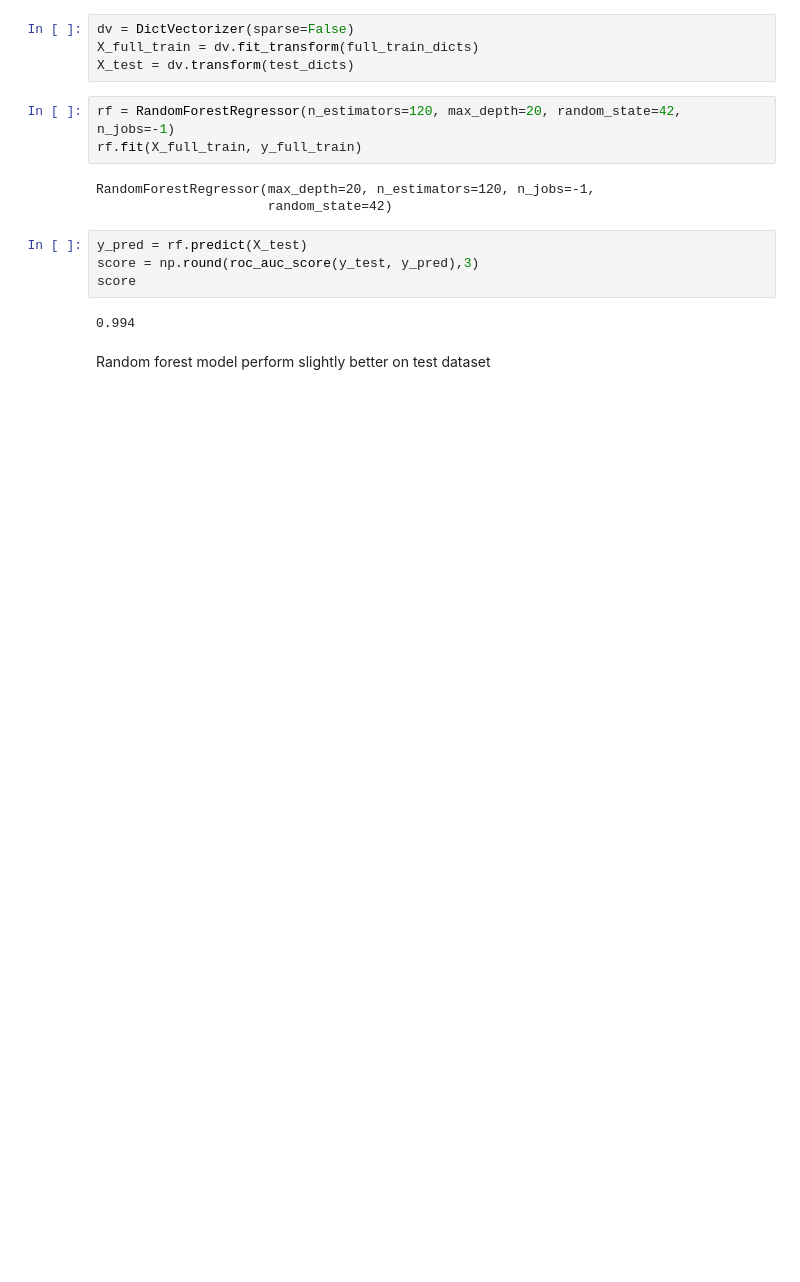
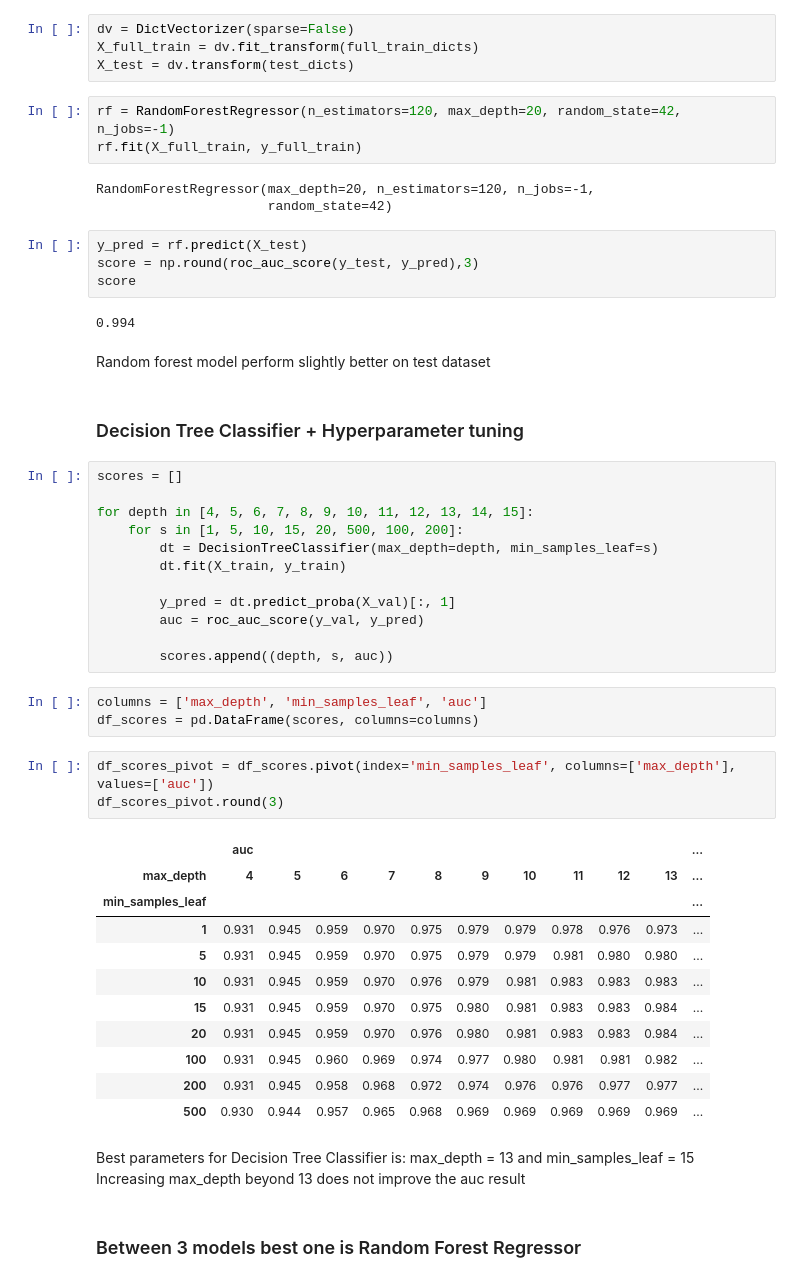
Before and after one commit to BeckMarquez/ML_zoomcamp_2023, a Jupyter notebook: notebook.ipynb, the cells around one changed output. Drawn from its saved outputs; the diff is of its cells as text; blank space fills up the shorter version.

Commit message:
Add Decision Tree Classifier model

```diff
--- a/notebook.ipynb
+++ b/notebook.ipynb
@@ -480,3 +481,40 @@ score
 0.994
 # %% [markdown]
 Random forest model perform slightly better on test dataset
+# %% [markdown]
+### Decision Tree Classifier + Hyperparameter tuning
+# %%
+scores = []
+
+for depth in [4, 5, 6, 7, 8, 9, 10, 11, 12, 13, 14, 15]:
+    for s in [1, 5, 10, 15, 20, 500, 100, 200]:
+        dt = DecisionTreeClassifier(max_depth=depth, min_samples_leaf=s)
+        dt.fit(X_train, y_train)
+
+        y_pred = dt.predict_proba(X_val)[:, 1]
+        auc = roc_auc_score(y_val, y_pred)
+
+        scores.append((depth, s, auc))
+# %%
+columns = ['max_depth', 'min_samples_leaf', 'auc']
+df_scores = pd.DataFrame(scores, columns=columns)
+# %%
+df_scores_pivot = df_scores.pivot(index='min_samples_leaf', columns=['max_depth'], values=['auc'])
+df_scores_pivot.round(3)
+# %% [output]
+|  | auc |  |  |  |  |  |  |  |  |  | ... |
+| max_depth | 4 | 5 | 6 | 7 | 8 | 9 | 10 | 11 | 12 | 13 | ... |
+| min_samples_leaf |  |  |  |  |  |  |  |  |  |  | ... |
+| 1 | 0.931 | 0.945 | 0.959 | 0.970 | 0.975 | 0.979 | 0.979 | 0.978 | 0.976 | 0.973 | ... |
+| 5 | 0.931 | 0.945 | 0.959 | 0.970 | 0.975 | 0.979 | 0.979 | 0.981 | 0.980 | 0.980 | ... |
+| 10 | 0.931 | 0.945 | 0.959 | 0.970 | 0.976 | 0.979 | 0.981 | 0.983 | 0.983 | 0.983 | ... |
+| 15 | 0.931 | 0.945 | 0.959 | 0.970 | 0.975 | 0.980 | 0.981 | 0.983 | 0.983 | 0.984 | ... |
+| 20 | 0.931 | 0.945 | 0.959 | 0.970 | 0.976 | 0.980 | 0.981 | 0.983 | 0.983 | 0.984 | ... |
+| 100 | 0.931 | 0.945 | 0.960 | 0.969 | 0.974 | 0.977 | 0.980 | 0.981 | 0.981 | 0.982 | ... |
+| 200 | 0.931 | 0.945 | 0.958 | 0.968 | 0.972 | 0.974 | 0.976 | 0.976 | 0.977 | 0.977 | ... |
+| 500 | 0.930 | 0.944 | 0.957 | 0.965 | 0.968 | 0.969 | 0.969 | 0.969 | 0.969 | 0.969 | ... |
+# %% [markdown]
+Best parameters for Decision Tree Classifier is: max_depth = 13 and min_samples_leaf = 15
+Increasing max_depth beyond 13 does not improve the auc result
+# %% [markdown]
+### Between 3 models best one is Random Forest Regressor
```
Also changed, not shown: parts of 1 cell of this notebook.
